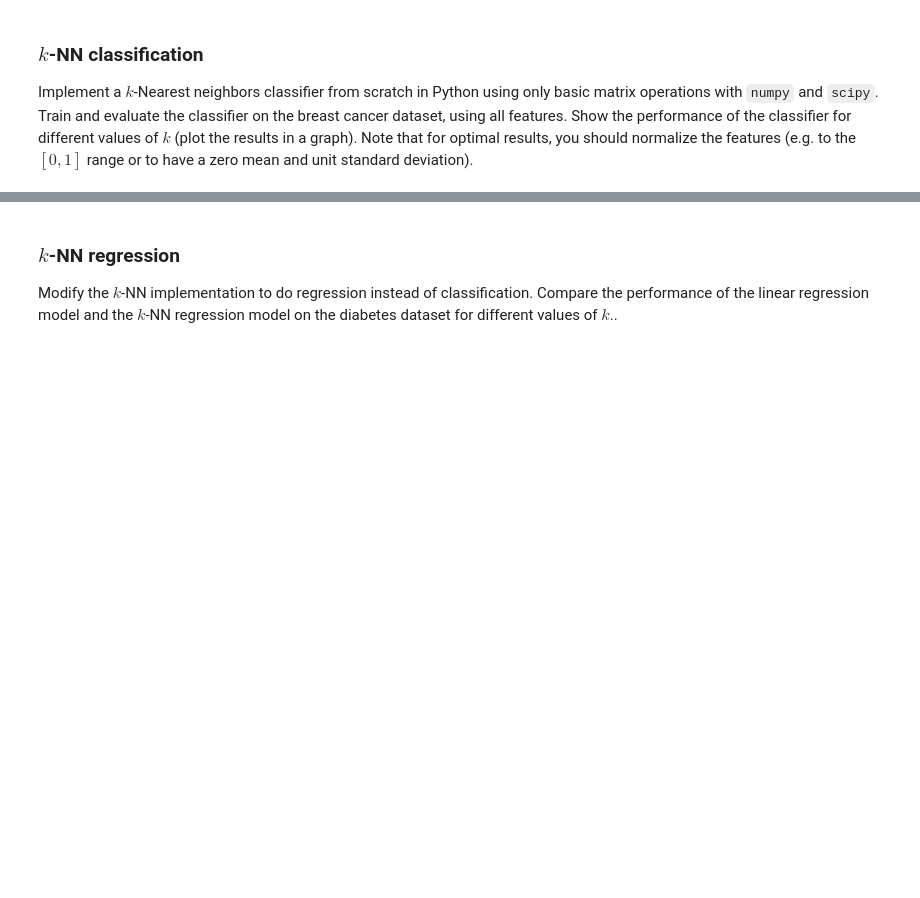
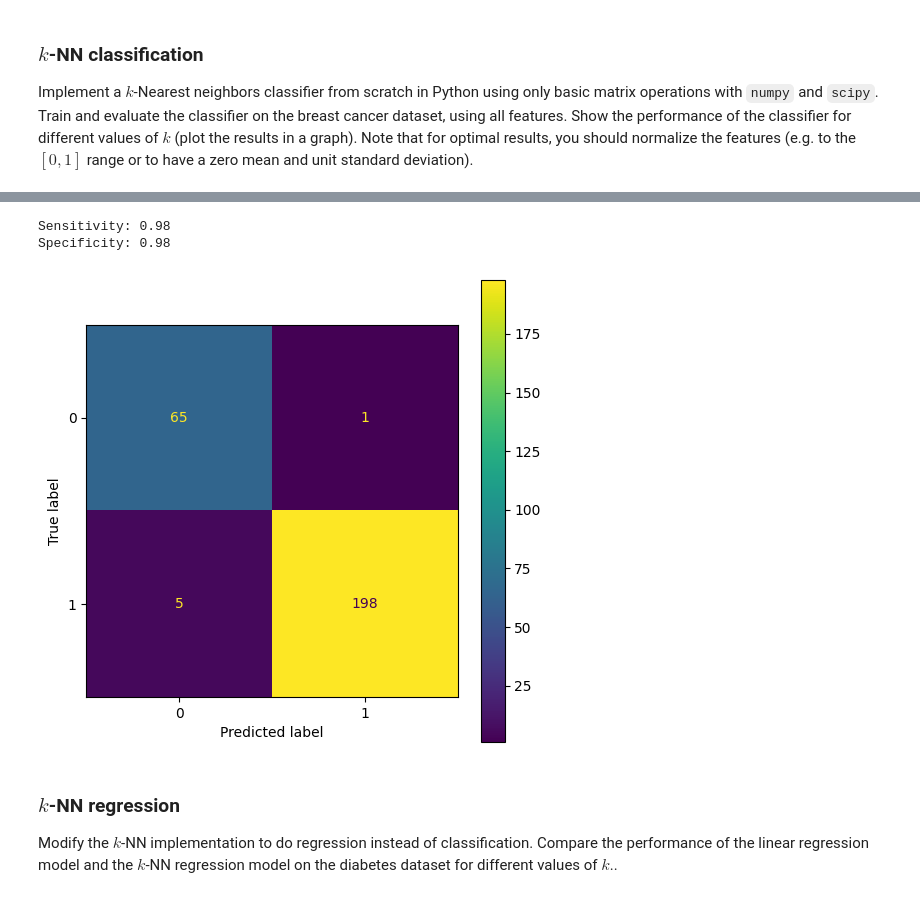
Before and after one commit to MartvStraten/8dm50-machine-learning, a Jupyter notebook: practicals/week_1.ipynb, the cells around one changed output, grey strips where cells are left out. Cells and saved outputs as stored; diff of their text form; code cells hidden in the pictures; blank space fills up the shorter version.

```diff
--- a/practicals/week_1.ipynb
+++ b/practicals/week_1.ipynb
@@ -233,3 +255,27 @@ print(y_hat_test)
+# %%
+def confusion_mat(true_labels, pred_labels):
+    """ Function to plot confusion matrix and calculate the specificity and sensitivity of the model. """
+	# Create confusion matrix
+    conf_matrix = confusion_matrix(true_labels, np.round(pred_labels))
+    matrix = ConfusionMatrixDisplay(conf_matrix)
+
+	# Calculate sensitivity and specificity
+    tn, fp, fn, tp = conf_matrix.ravel()
+    sens = tp/(tp + fn)
+    spec = tn/(tn + fp)
+
+    fig, ax = plt.subplots(1, 1, figsize=(6, 6))
+    matrix.plot(ax=ax);
+
+    print(f"Sensitivity: {sens:.2f}")
+    print(f"Specificity: {spec:.2f}")
+
+y_hat_test = knn(7, X_train_bc, y_train_bc, X_test_bc)
+confusion_mat(y_test_bc, y_hat_test)
+# %% [output]
+Sensitivity: 0.98
+Specificity: 0.98
+[figure, added]
 # %% [markdown]
 ### $k$-NN regression
 
```
Also changed, not shown: parts of 7 cells of this notebook.
